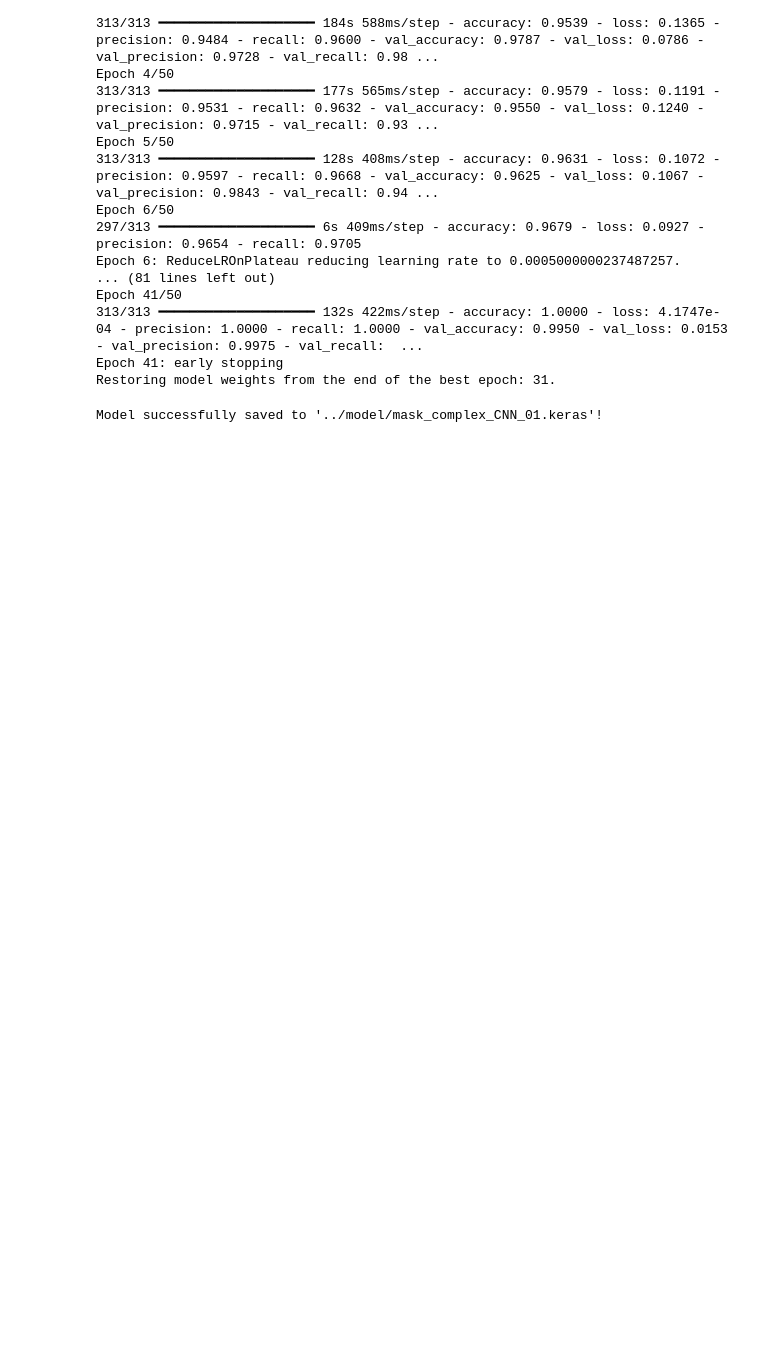
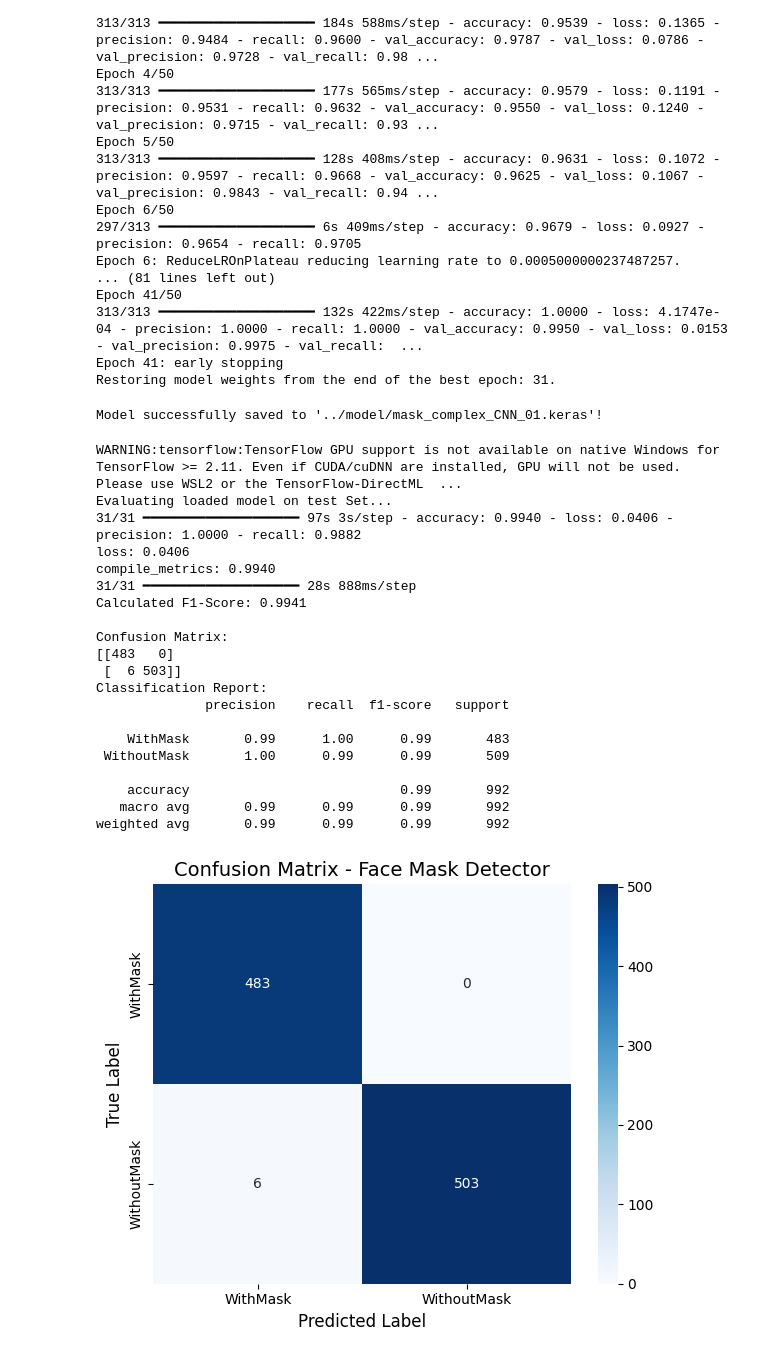
Before and after one commit to ngocmai141106/DNN-project1-G1-Facemask, a Jupyter notebook: code/05_CNN_complex.ipynb, the cells around one changed output. Cells and saved outputs as stored; diff of their text form; code cells hidden in the pictures; blank space fills up the shorter version.

```diff
--- a/code/05_CNN_complex.ipynb
+++ b/code/05_CNN_complex.ipynb
@@ -307,3 +300,69 @@ model.save("../model/mask_complex_CNN_01.keras")
 print("Model successfully saved to '../model/mask_complex_CNN_01.keras'!")
 # %% [output]
 Model successfully saved to '../model/mask_complex_CNN_01.keras'!
+# %%
+from sklearn.metrics import confusion_matrix, f1_score, classification_report
+import matplotlib.pyplot as plt
+import seaborn as sns
+from tensorflow.keras.models import load_model
+
+
+loaded_model = load_model(
+    "../model/mask_complex_CNN_01.keras"
+)
+
+print("Evaluating loaded model on test Set...")
+test_results = loaded_model.evaluate(test_ds_final, verbose=1)
+
+for name, value in zip(loaded_model.metrics_names, test_results):
+    print(f"{name}: {value:.4f}")
+
+
+
+y_pred_probs = loaded_model.predict(test_ds_final, verbose=1)
+y_true = np.concatenate([labels for _, labels in test_ds_final], axis=0)
+
+y_true = y_true.astype(int).flatten()
+y_pred = (y_pred_probs > 0.5).astype(int).flatten()
+
+f1 = f1_score(y_true, y_pred)
+conf_matrix = confusion_matrix(y_true, y_pred)
+
+print(f"Calculated F1-Score: {f1:.4f}\n")
+print("Confusion Matrix:")
+print(conf_matrix)
+
+print("Classification Report:")
+print(classification_report(y_true, y_pred, target_names=['WithMask', 'WithoutMask']))
+
+plt.figure(figsize=(6, 5))
+sns.heatmap(conf_matrix, annot=True, fmt='d', cmap='Blues',
+            xticklabels=['WithMask', 'WithoutMask'],
+            yticklabels=['WithMask', 'WithoutMask'])
+plt.xlabel('Predicted Label', fontsize=12)
+plt.ylabel('True Label', fontsize=12)
+plt.title('Confusion Matrix - Face Mask Detector', fontsize=14)
+plt.tight_layout()
+plt.show()
+# %% [output]
+WARNING:tensorflow:TensorFlow GPU support is not available on native Windows for TensorFlow >= 2.11. Even if CUDA/cuDNN are installed, GPU will not be used. Please use WSL2 or the TensorFlow-DirectML  ...
+Evaluating loaded model on test Set...
+31/31 ━━━━━━━━━━━━━━━━━━━━ 97s 3s/step - accuracy: 0.9940 - loss: 0.0406 - precision: 1.0000 - recall: 0.9882
+loss: 0.0406
+compile_metrics: 0.9940
+31/31 ━━━━━━━━━━━━━━━━━━━━ 28s 888ms/step
+Calculated F1-Score: 0.9941
+
+Confusion Matrix:
+[[483   0]
+ [  6 503]]
+Classification Report:
+              precision    recall  f1-score   support
+
+    WithMask       0.99      1.00      0.99       483
+ WithoutMask       1.00      0.99      0.99       509
+
+    accuracy                           0.99       992
+   macro avg       0.99      0.99      0.99       992
+weighted avg       0.99      0.99      0.99       992
+[figure, added]
```
Also changed, not shown: parts of 3 cells of this notebook, 5 other files.
